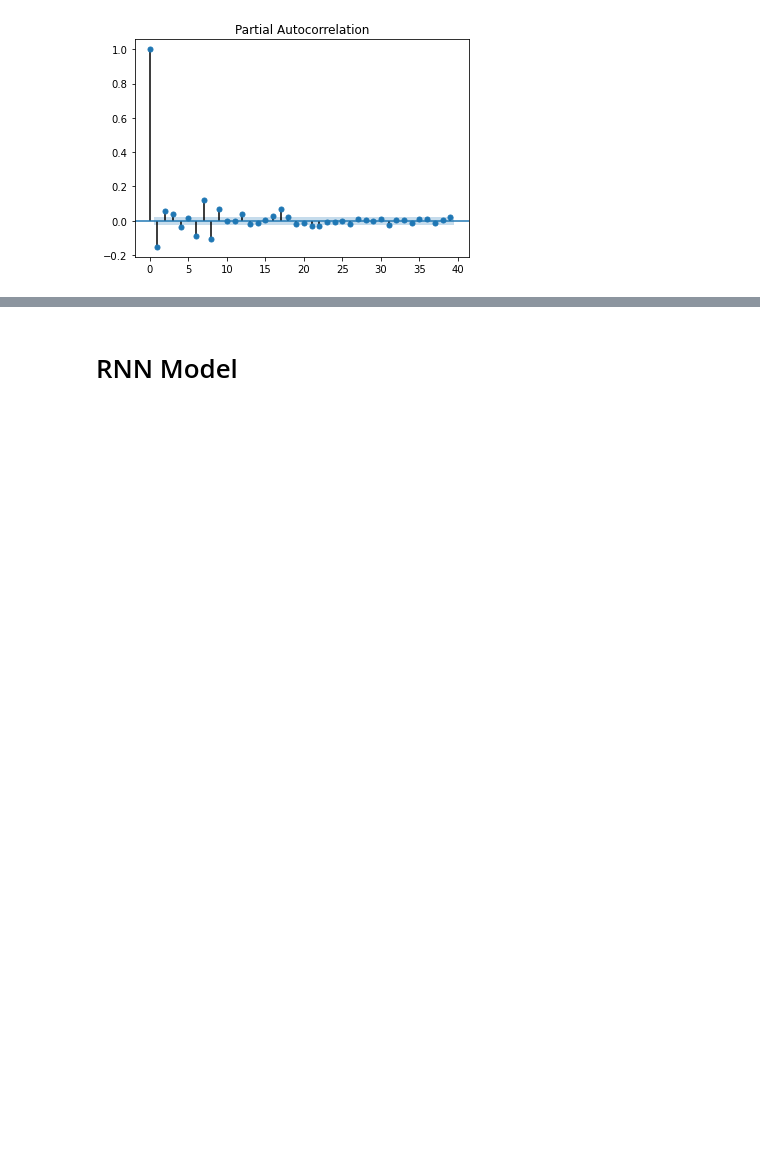
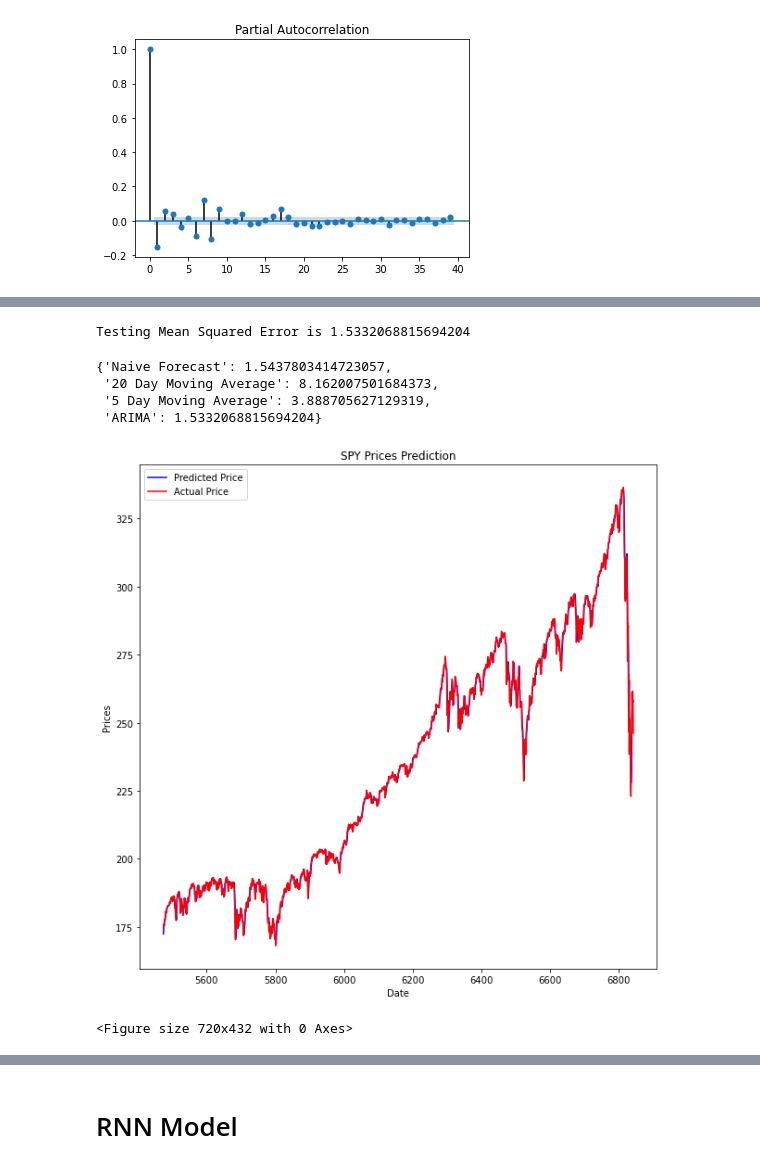
Before and after one commit to bsamaha/SPY-Time-Series-Predictions, a Jupyter notebook: Time Series Forecasting of ETFs.ipynb, the cells around one changed output, grey strips where cells are left out. Drawn from its saved outputs; the diff is of its cells as text; code cells hidden in the pictures; blank space fills up the shorter version.

```diff
--- a/Time Series Forecasting of ETFs.ipynb
+++ b/Time Series Forecasting of ETFs.ipynb
@@ -365,7 +293,7 @@ spy_autocorr = []
 
 # Loop through lag numbers to find the point with highest autocorrelation
 for x in list(range(1,101)):
-    spy_autocorr.append(spy['Adj Close'].autocorr(lag=x))
+    spy_autocorr.append(spy_close_diff_1.autocorr(lag=x))
 
 # Show the index of the point with the largest autocorrelation value
 # 0 indexed so add 1 for correct number of lags
@@ -459,0 +363,30 @@ KeyboardInterrupt:
+# %%
+history = [x for x in x_train]
+model_predictions = []
+N_test_observations = len(x_valid)
+
+
+for time_point in range(split_time,len(spy)):
+    model = ARIMA(history, order=(7,1,1))
+    model_fit = model.fit(disp=0)
+    output = model_fit.forecast()
+    yhat = output[0]
+    model_predictions.append(yhat)
+    true_test_value = x_valid[time_point]
+    history.append(true_test_value)
+MAE_error = mean_absolute_error(x_valid, model_predictions)
+print('Testing Mean Squared Error is {}'.format(MAE_error))
+# %% [output]
+Testing Mean Squared Error is 1.5332068815694204
+# %%
+# Calculate MAE
+arima_mae = mean_absolute_error(x_valid, model_predictions)
+
+# Save to our dictionary of model mae scores
+model_mae_scores['ARIMA'] = arima_mae
+model_mae_scores
+# %% [output]
+{'Naive Forecast': 1.5437803414723057,
+ '20 Day Moving Average': 8.162007501684373,
+ '5 Day Moving Average': 3.888705627129319,
+ 'ARIMA': 1.5332068815694204}
@@ -459,0 +400,15 @@ KeyboardInterrupt:
+# %%
+plt.rcParams['figure.figsize'] = [10, 10]
+
+plt.plot(x_valid.index, model_predictions, color='blue',label='Predicted Price')
+plt.plot(x_valid.index, x_valid, color='red', label='Actual Price')
+plt.title('SPY Prices Prediction')
+plt.xlabel('Date')
+plt.ylabel('Prices')
+# plt.xticks(np.arange(881,1259,50), df.Date[881:1259:50])
+plt.legend()
+plt.figure(figsize=(10,6))
+plt.show()
+# %% [output]
+[figure, added]
+<Figure size 720x432 with 0 Axes>
```
Also changed, not shown: parts of 26 cells of this notebook, 3 other files.
